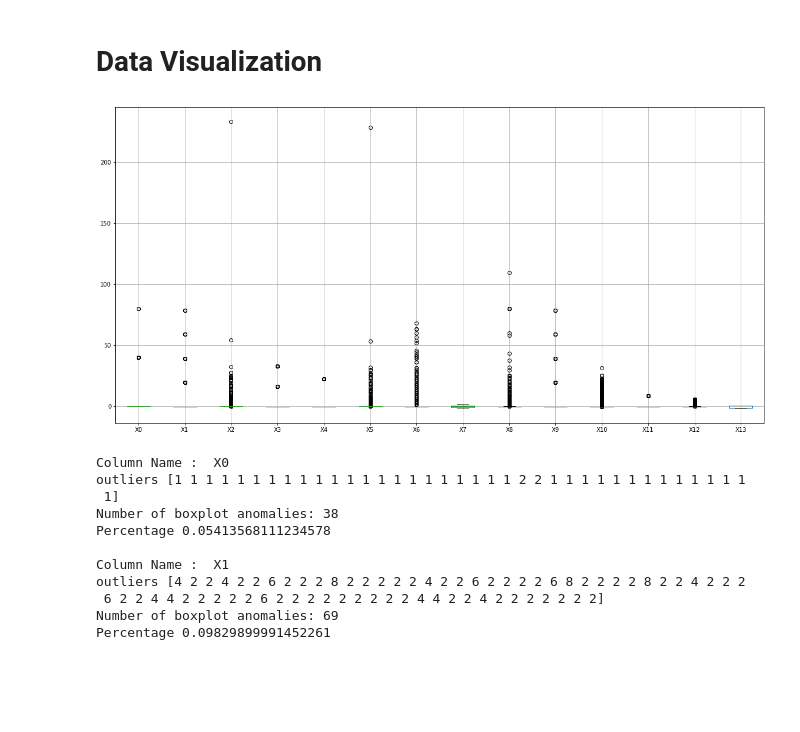
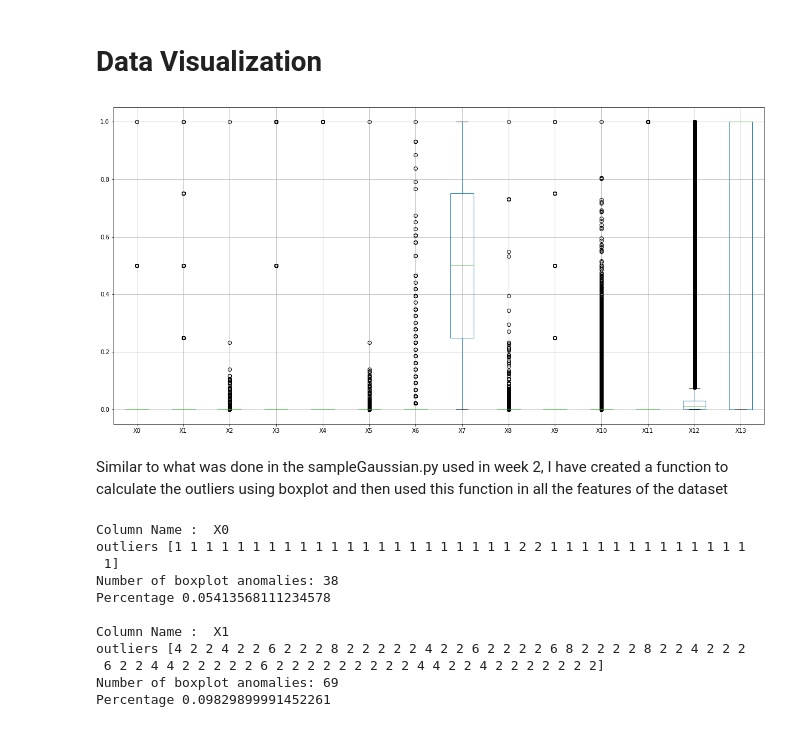
Before and after one commit to DebGil/COM9071-1, a Jupyter notebook: deborah_gil_R00183608.ipynb, the cells around one changed output. Drawn from its saved outputs; the diff is of its cells as text; code cells hidden in the pictures; blank space fills up the shorter version.

```diff
--- a/deborah_gil_R00183608.ipynb
+++ b/deborah_gil_R00183608.ipynb
@@ -77,14 +77,17 @@ X7 has as many unique values as instances in the dataset: it will not help with
 # %% [markdown]
 #    Data Visualization
 # %%
-from sklearn.preprocessing import StandardScaler
-scaler = StandardScaler().fit(data_features)
+from sklearn.preprocessing import MinMaxScaler
+
+scaler = MinMaxScaler().fit(data_features)
 scaled_data_features = scaler.transform(data_features)
 data_to_plot = pd.DataFrame(data=scaled_data_features, columns = feature_names)
 data_to_plot.boxplot(figsize=(20,10))
 plt.show()
 # %% [output]
-[figure, old version]
+[figure, new version]
+# %% [markdown]
+Similar to what was done in the sampleGaussian.py used in week 2, I have created a function to calculate the outliers using boxplot and then used this function in all the features of the dataset
 # %%
 def find_outliers(feature):
 
```
Also changed, not shown: parts of 9 cells of this notebook, 4 other files.
